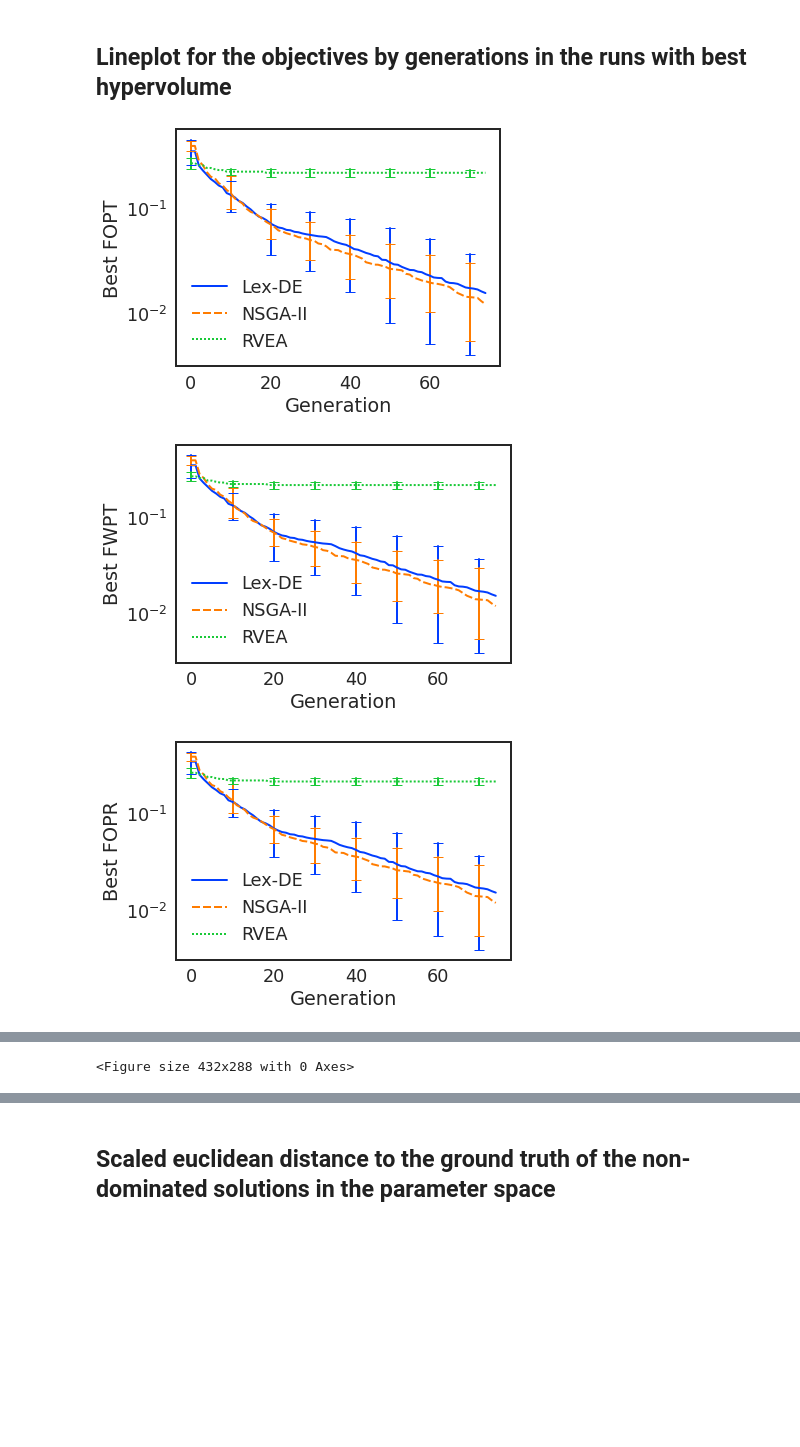
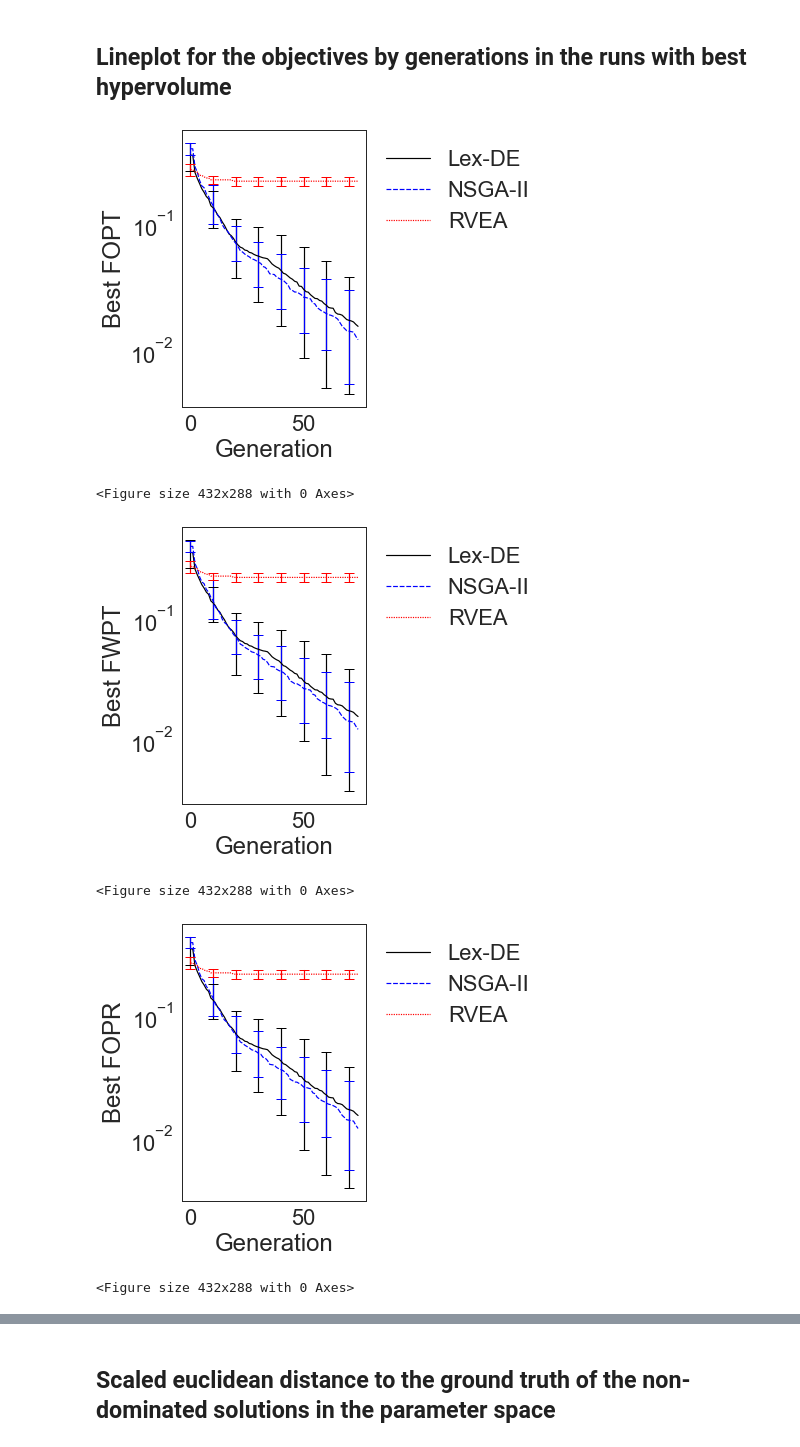
Before and after one commit to Y1fanHE/lexde-subsurface-model, a Jupyter notebook: ts2n_result_explorer.ipynb, the cells around one changed output, grey strips where cells are left out. Cells and saved outputs as stored; diff of their text form; code cells hidden in the pictures; blank space fills up the shorter version.

```diff
--- a/ts2n_result_explorer.ipynb
+++ b/ts2n_result_explorer.ipynb
@@ -14,7 +14,8 @@ import utils
 # others
 from tqdm import tqdm
 # %%
-sns.set_theme(style="white", palette="bright")
+sns.set_style("white")
+sns.set_palette(["black", "blue", "red"])
 sns.set_context("paper", font_scale=1.5, rc={"lines.linewidth": 2})
 # %% [markdown]
 ## Read Data
@@ -142,16 +143,16 @@ ts2n_dat_processed_melt.head(3)
 | 1 | NSGA-II | 10445 | fit_0_scaled_by_nd | 0.009614 |
 | 2 | RVEA | 21060 | fit_0_scaled_by_nd | 0.793018 |
 # %%
-sns.set_context("paper", font_scale=2, rc={"lines.linewidth": 2, "axes.linewidth": 2})
-fig = plt.figure()
+sns.set_context("paper", font_scale=1.5, rc={"lines.linewidth": 2})
+fig = plt.figure(figsize=(6.4,4.8))
+plt.subplots_adjust(left=0.15, bottom=0.2, right=0.7, top=1)
 ax = fig.add_subplot(111)
-plt.subplots_adjust(left=0.15, bottom=0.18, right=0.9, top=1)
 sns.lineplot(
     data=ts2n_dat_processed_melt,
     x='Objective Name', y='Value',
     hue='Method', style='Method', markers=True,
     estimator=None, units='ID')
 ax.set_xticklabels(objective_cod_names)
-plt.legend(title='', frameon=False)
+plt.legend(title='', frameon=False, bbox_to_anchor=(1,1))
 plt.savefig('ts2n.parallel.eps')
 # %% [output]
@@ -159,36 +160,39 @@ plt.savefig('ts2n.parallel.eps')
 # %% [markdown]
 ## Lineplot for the objectives by generations in the runs with best hypervolume
 # %%
-sns.set_context("paper", font_scale=2., rc={"lines.linewidth": 2, "axes.linewidth": 2})
-fig = plt.figure()
-ax = fig.add_subplot(111)
-plt.subplots_adjust(left=0.2, bottom=0.18, right=0.95, top=1)
 for i, objective_sim_name in enumerate(objective_sim_names):
+    sns.set_context("paper", font_scale=2.5)
+    fig = plt.figure(figsize=(6.4,4.8))
+    ax = fig.add_subplot(111)
+    plt.subplots_adjust(left=0.2, bottom=0.2, right=0.6, top=1)
     best_fit_dats = []
     for method_name in method_names:
         for rep in range(len(reps)):
             tmp = utils.best_by_gen(
                 ts2n_dat_processed[
                     (ts2n_dat_processed.Method==method_name) & \
                     (ts2n_dat_processed.Repetition==rep)
                 ][f'{objective_sim_name}_scaled_by_all'].values,
                 fit_name=objective_cod_names[i]
             )
             tmp['Method'] = method_name
             tmp['Repetition'] = rep
             best_fit_dats.append(tmp)
     best_fit_dats = pd.concat(best_fit_dats).reset_index(drop=True)
     sns.lineplot(data=best_fit_dats,
                  x='Generation', y=f'Best {objective_cod_names[i]}',
                  hue='Method', style='Method',
                  err_style="bars", err_kws={"errorevery": 10,
                                             "capsize": 5})
     plt.yscale('log')
-    plt.legend(title='', frameon=False)
+    plt.legend(title='', frameon=False, bbox_to_anchor=(1,1))
     plt.savefig(f'ts2n.{objective_cod_names[i]}.eps')
     plt.show()
     plt.clf()
 # %% [output]
-[figure, old version]
+[figure, new version]
+<Figure size 432x288 with 0 Axes>
-[figure, old version]
+[figure, new version]
+<Figure size 432x288 with 0 Axes>
-[figure, old version]
+[figure, new version]
+<Figure size 432x288 with 0 Axes>
@@ -197 +201,0 @@ for i, objective_sim_name in enumerate(objective_sim_names):
-<Figure size 432x288 with 0 Axes>
```
Also changed, not shown: parts of 2 cells of this notebook, 2 other files.
